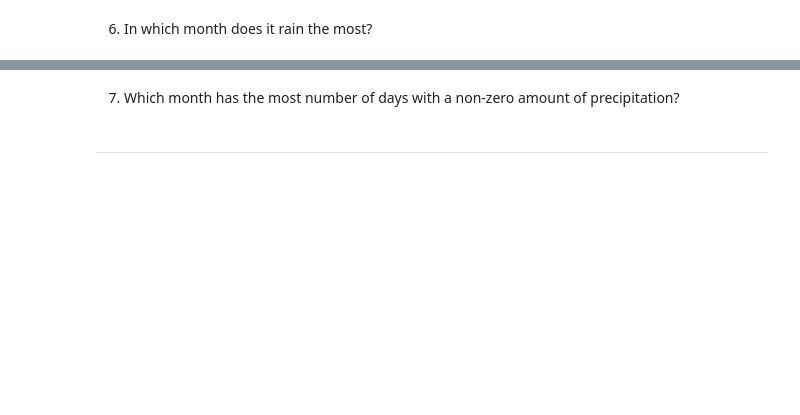
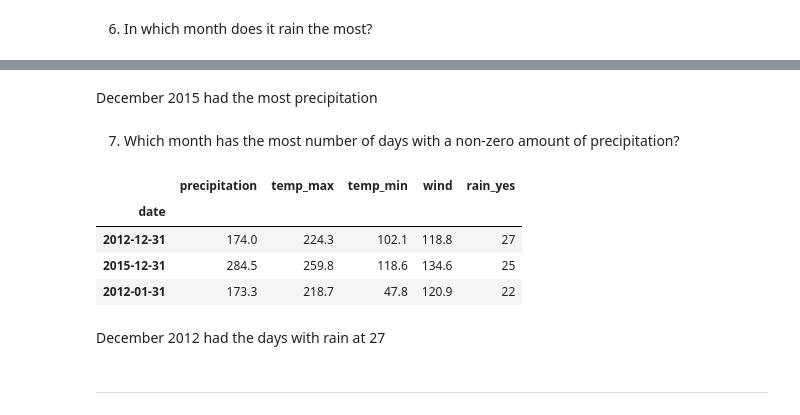
Before and after one commit to stephen-c-perry/time-series-exercises, a Jupyter notebook: datetime_exercises.ipynb, the cells around one changed output, grey strips where cells are left out. Saved outputs shown, nothing was run; the diff lists cells and outputs as text; code cells hidden in the pictures; blank space fills up the shorter version.

```diff
--- a/datetime_exercises.ipynb
+++ b/datetime_exercises.ipynb
@@ -221,5 +259,20 @@ seattle.weather.loc['rain']
+# %% [markdown]
+December 2015 had the most precipitation
 # %% [markdown]
 7) Which month has the most number of days with a non-zero amount of precipitation?
+# %%
+seattle['rain_yes'] = np.where(seattle.precipitation == 0, 0, 1)
+# %%
+seattle.head()
+seattle.resample('M').sum().sort_values(by= 'rain_yes', ascending= False).head(3)
+# %% [output]
+|  | precipitation | temp_max | temp_min | wind | rain_yes |
+| date |  |  |  |  |  |
+| 2012-12-31 | 174.0 | 224.3 | 102.1 | 118.8 | 27 |
+| 2015-12-31 | 284.5 | 259.8 | 118.6 | 134.6 | 25 |
+| 2012-01-31 | 173.3 | 218.7 | 47.8 | 120.9 | 22 |
+# %% [markdown]
+December 2012 had the days with rain at 27
 # %% [markdown]
 - - -
 # %%
```
Also changed, not shown: parts of 16 cells of this notebook.
